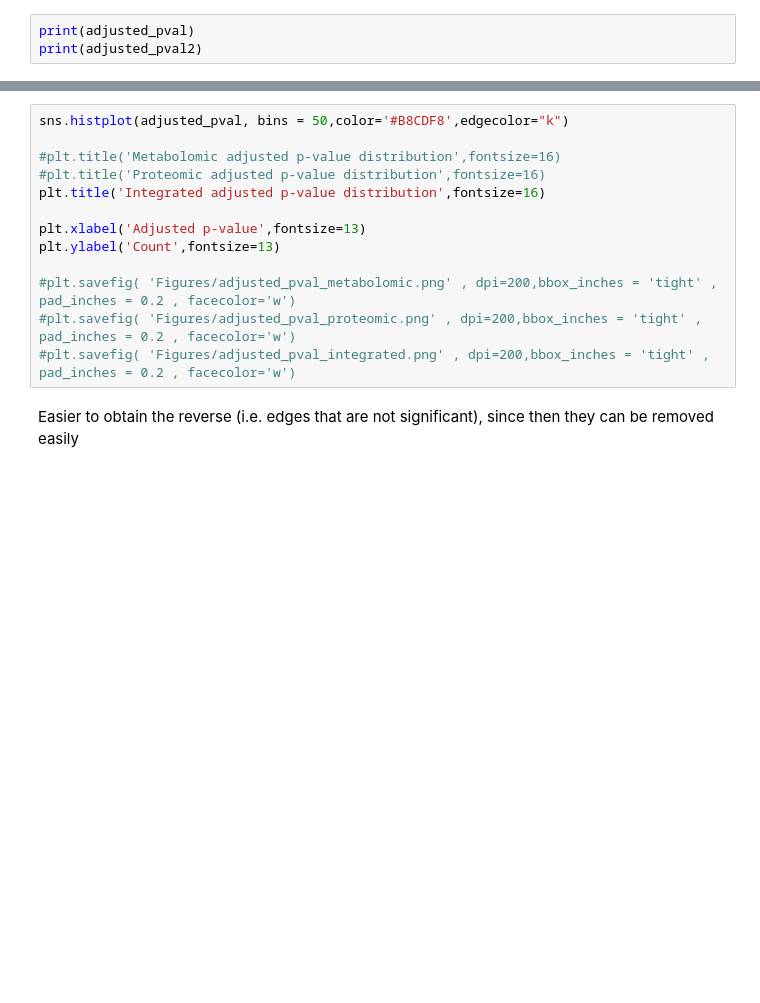
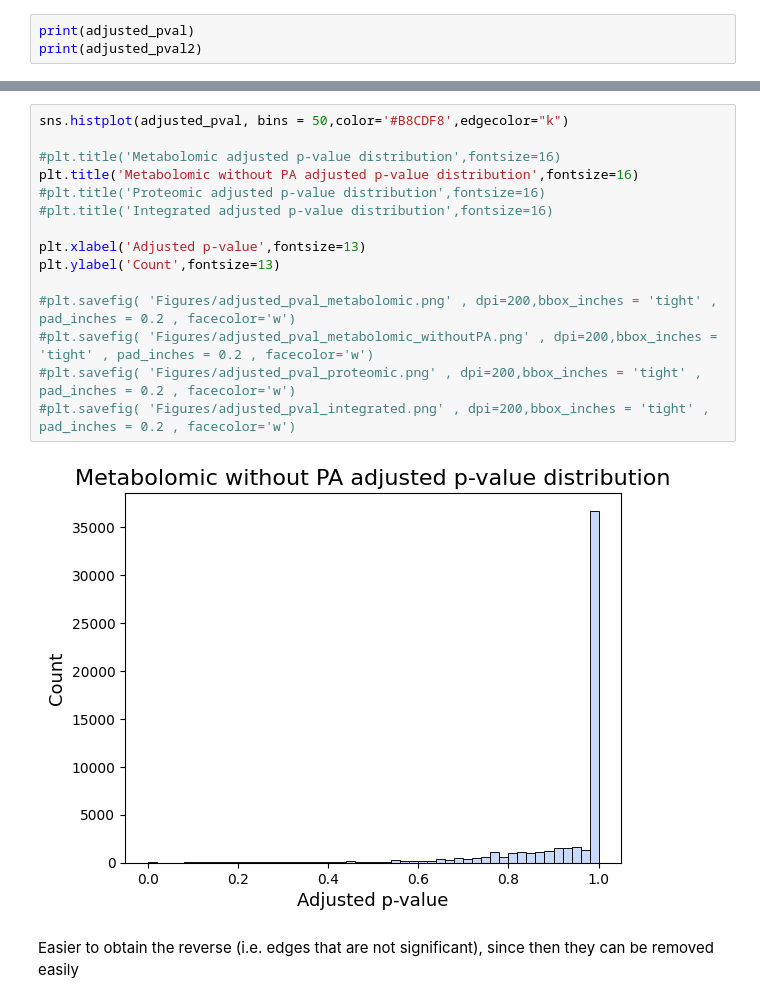
Before and after one commit to j-keung/multiomics-pathway-analysis, a Jupyter notebook: permutation_distribution.ipynb, the cells around one changed output, grey strips where cells are left out. Saved outputs shown, nothing was run; the diff lists cells and outputs as text; blank space fills up the shorter version.

```diff
--- a/permutation_distribution.ipynb
+++ b/permutation_distribution.ipynb
@@ -233,16 +254,20 @@ sum(sig_edge_boolean)
 # %%
 sns.histplot(adjusted_pval, bins = 50,color='#B8CDF8',edgecolor="k")
 
 #plt.title('Metabolomic adjusted p-value distribution',fontsize=16)
+plt.title('Metabolomic without PA adjusted p-value distribution',fontsize=16)
 #plt.title('Proteomic adjusted p-value distribution',fontsize=16)
-plt.title('Integrated adjusted p-value distribution',fontsize=16)
+#plt.title('Integrated adjusted p-value distribution',fontsize=16)
 
 plt.xlabel('Adjusted p-value',fontsize=13)
 plt.ylabel('Count',fontsize=13)
 
 #plt.savefig( 'Figures/adjusted_pval_metabolomic.png' , dpi=200,bbox_inches = 'tight' , pad_inches = 0.2 , facecolor='w')
+#plt.savefig( 'Figures/adjusted_pval_metabolomic_withoutPA.png' , dpi=200,bbox_inches = 'tight' , pad_inches = 0.2 , facecolor='w')
 #plt.savefig( 'Figures/adjusted_pval_proteomic.png' , dpi=200,bbox_inches = 'tight' , pad_inches = 0.2 , facecolor='w')
 #plt.savefig( 'Figures/adjusted_pval_integrated.png' , dpi=200,bbox_inches = 'tight' , pad_inches = 0.2 , facecolor='w')
+# %% [output]
+[figure, added]
 # %% [markdown]
 Easier to obtain the reverse (i.e. edges that are not significant), since then they can be removed easily
 # %%
```
Also changed, not shown: parts of 11 cells of this notebook.
